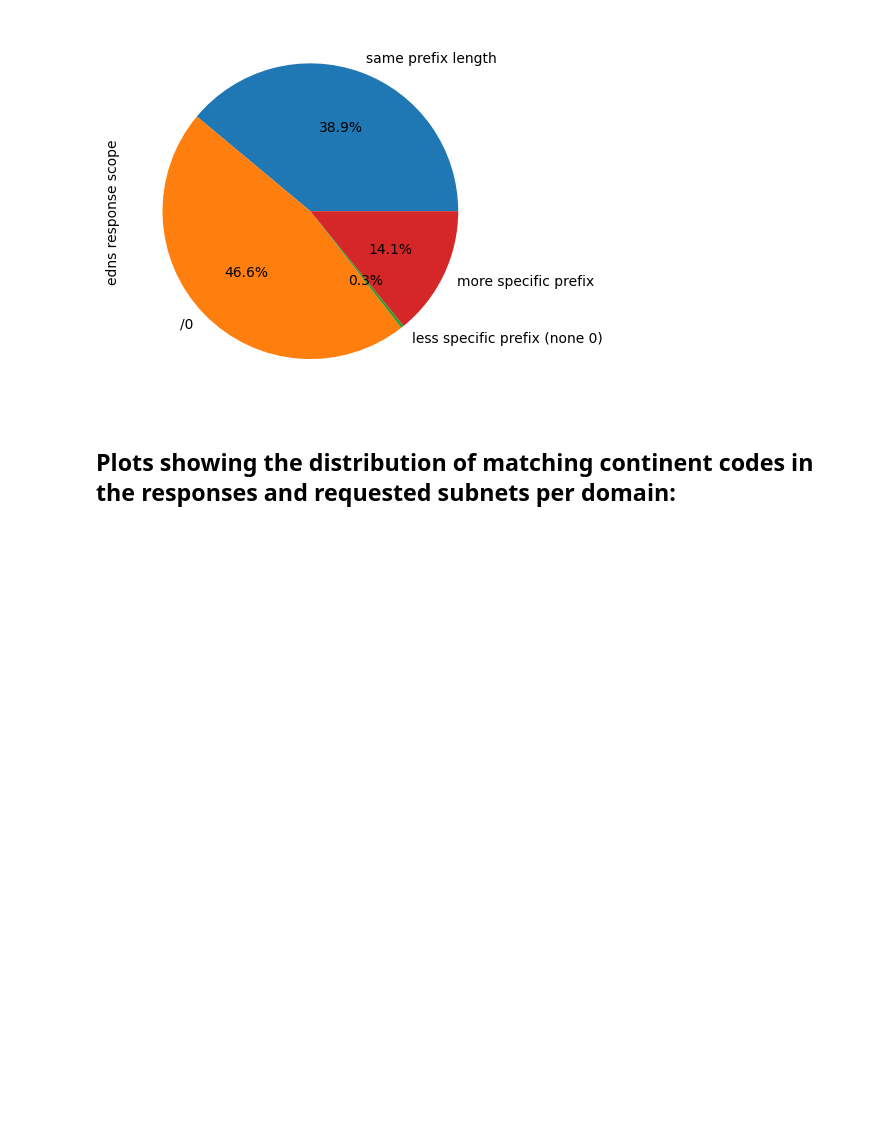
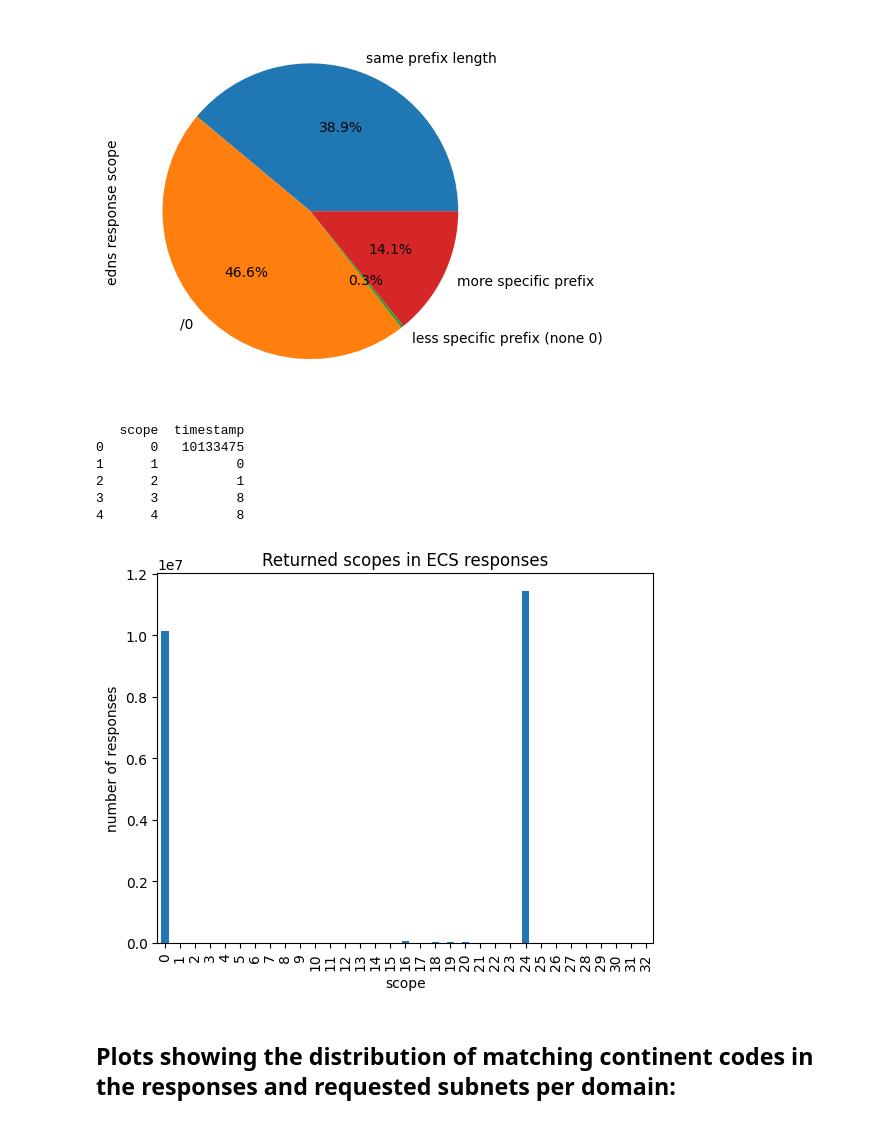
Before and after one commit to f10d0/edns_subnet_measurement, a Jupyter notebook: analysis/graphs.ipynb, the cells around one changed output. Drawn from its saved outputs; the diff is of its cells as text; code cells hidden in the pictures; blank space fills up the shorter version.

```diff
--- a/analysis/graphs.ipynb
+++ b/analysis/graphs.ipynb
@@ -56,6 +56,17 @@ plots.plot_returned_scope_comparison(df, PLOT_PATH)
 [figure]
 [figure]
 [figure]
+# %%
+df = df_logic.load_enriched_csv(ENR_SCAN_PATH, usecols=["scope","timestamp"])
+plots.plot_returned_scopes(df, PLOT_PATH)
+# %% [output]
+   scope  timestamp
+0      0   10133475
+1      1          0
+2      2          1
+3      3          8
+4      4          8
+[figure, added]
 # %% [markdown]
 ## Plots showing the distribution of matching continent codes in the responses and requested subnets per domain:
 # %%
```
Also changed, not shown: parts of 1 cell of this notebook, 1 other file.
